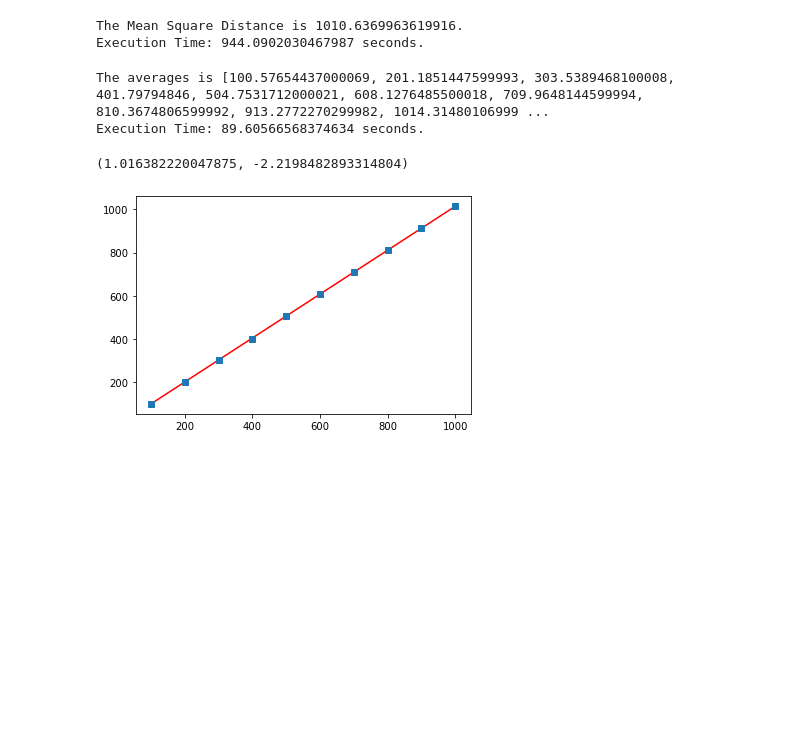
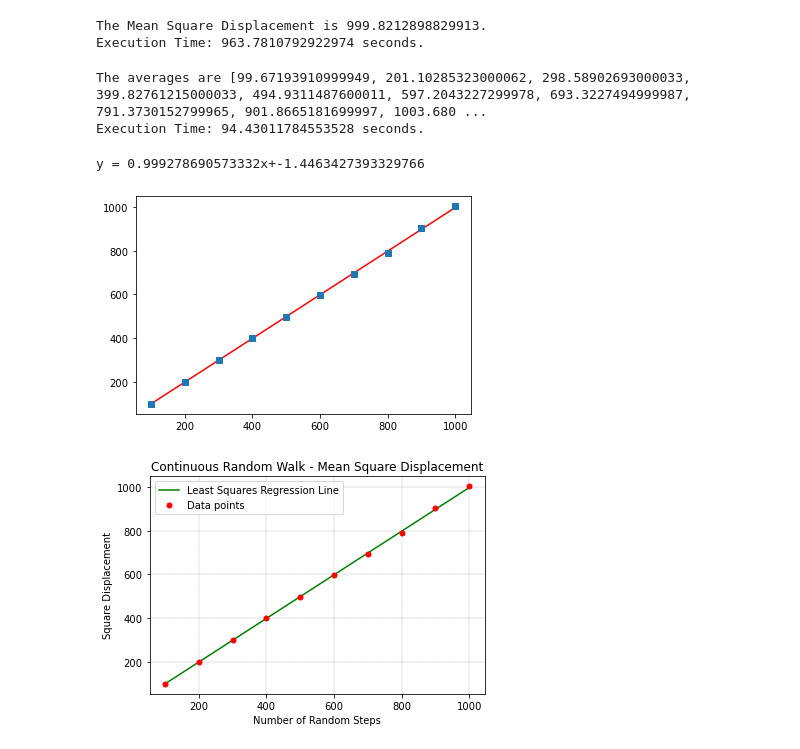
Before and after one commit to jmstf94/Courses, a Jupyter notebook: Advanced Statistical Physics Problems and Solutions/code/Part2 - 2D Continuous Mean Square Distance.ipynb, the cells around one changed output. Cells and saved outputs as stored; diff of their text form; code cells hidden in the pictures; blank space fills up the shorter version.

```diff
--- a/Advanced Statistical Physics Problems and Solutions/code/Part2 - 2D Continuous Mean Square Distance.ipynb
+++ b/Advanced Statistical Physics Problems and Solutions/code/Part2 - 2D Continuous Mean Square Distance.ipynb
@@ -6,11 +6,6 @@ from sklearn.linear_model import LinearRegression
 import time
 # %%
 start_time = time.time()
-
-########2D-continuum##########
-#We assume it starts from position (0,0) every time and pick random angle for each step.
-#Thus for the calculation of square distance each time I just find the
-#length of vector (x,y) an square it. i.e. x^2+y^2
 
 sd_sum = 0
 runs = 100000
@@ -26,35 +21,36 @@ for i in range(runs):
     sd_sum+=position_x**2+position_y**2
 mean_sd = sd_sum/runs
 
-print(f"The Mean Square Distance is {mean_sd}.")
+print(f"The Mean Square Displacement is {mean_sd}.")
 print(f"Execution Time: {(time.time() - start_time)} seconds.")
 # %% [output]
-The Mean Square Distance is 1010.6369963619916.
-Execution Time: 944.0902030467987 seconds.
+The Mean Square Displacement is 999.8212898829913.
+Execution Time: 963.7810792922974 seconds.
 # %%
 start_time = time.time()
 
-mean_sd = 0
-exps = 10000
+runs = 10000
 t=1000
 averages = [0]*10
-for i in range(exps):
+for i in range(runs):
     position = [0,0]
-    points = []
+    values = []
     for j in range(1,t+1):
         angle = (random.randint(0,359)/180)*np.pi
         position[0]+=round(np.cos(angle),2)
         position[1]+=round(np.sin(angle),2)
         if j%100==0:
-            points.append(position[0]**2+position[1]**2)
-    for j in range(len(points)):
-        averages[j]+=points[j]/exps
+            values.append(position[0]**2+position[1]**2)
+    for j in range(10):
+        averages[j]+=values[j]/runs
 
-print(f"The averages is {averages}.")
+print(f"The averages are {averages}.")
 print(f"Execution Time: {(time.time() - start_time)} seconds.")
 # %% [output]
-The averages is [100.57654437000069, 201.1851447599993, 303.5389468100008, 401.79794846, 504.7531712000021, 608.1276485500018, 709.9648144599994, 810.3674806599992, 913.2772270299982, 1014.31480106999 ...
-Execution Time: 89.60566568374634 seconds.
+The averages are [99.67193910999949, 201.10285323000062, 298.58902693000033, 399.82761215000033, 494.9311487600011, 597.2043227299978, 693.3227494999987, 791.3730152799965, 901.8665181699997, 1003.680 ...
+Execution Time: 94.43011784553528 seconds.
+# %%
+averages = [99.67193910999949, 201.10285323000062, 298.58902693000033, 399.82761215000033, 494.9311487600011, 597.2043227299978, 693.3227494999987, 791.3730152799965, 901.8665181699997, 1003.6801849000012]
 # %%
 t = np.arange(100,1001,100).reshape(-1,1)
 av = np.array(averages)
@@ -62,11 +58,24 @@ reg = LinearRegression()
 model = reg.fit(t,av)
 c = model.intercept_
 m = model.coef_[0]
-print((m,c))
+print(f"y = {m}x+{c}")
 y = m*t+c
 plt.plot(t, y, '-r')
 plt.plot(t,av,'s')
 plt.show()
 # %% [output]
-(1.016382220047875, -2.2198482893314804)
+y = 0.999278690573332x+-1.4463427393329766
 [figure]
+# %%
+y = m*t+c
+plt.plot(t, y, '-',color = 'green', label='Least Squares Regression Line')
+plt.plot(t,av,'.',color = 'red',label='Data points',ms=10.0)
+plt.legend()
+plt.grid(color='0.25', linestyle='--', linewidth=0.2)
+plt.ylabel('Square Displacement')
+plt.xlabel('Number of Random Steps')
+plt.title('Continuous Random Walk - Mean Square Displacement')
+plt.savefig('../pdf/figures/CRW_MSD.png')
+plt.show()
+# %% [output]
+[figure, added]
```
Also changed, not shown: 17 other files.
